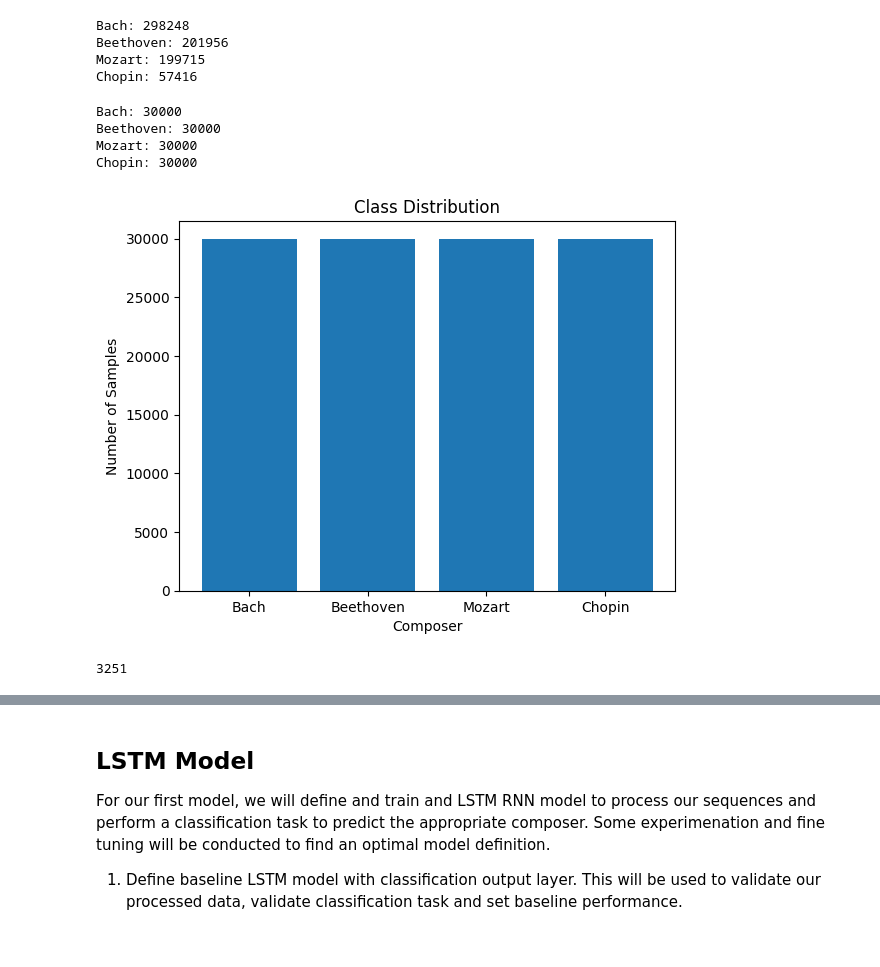
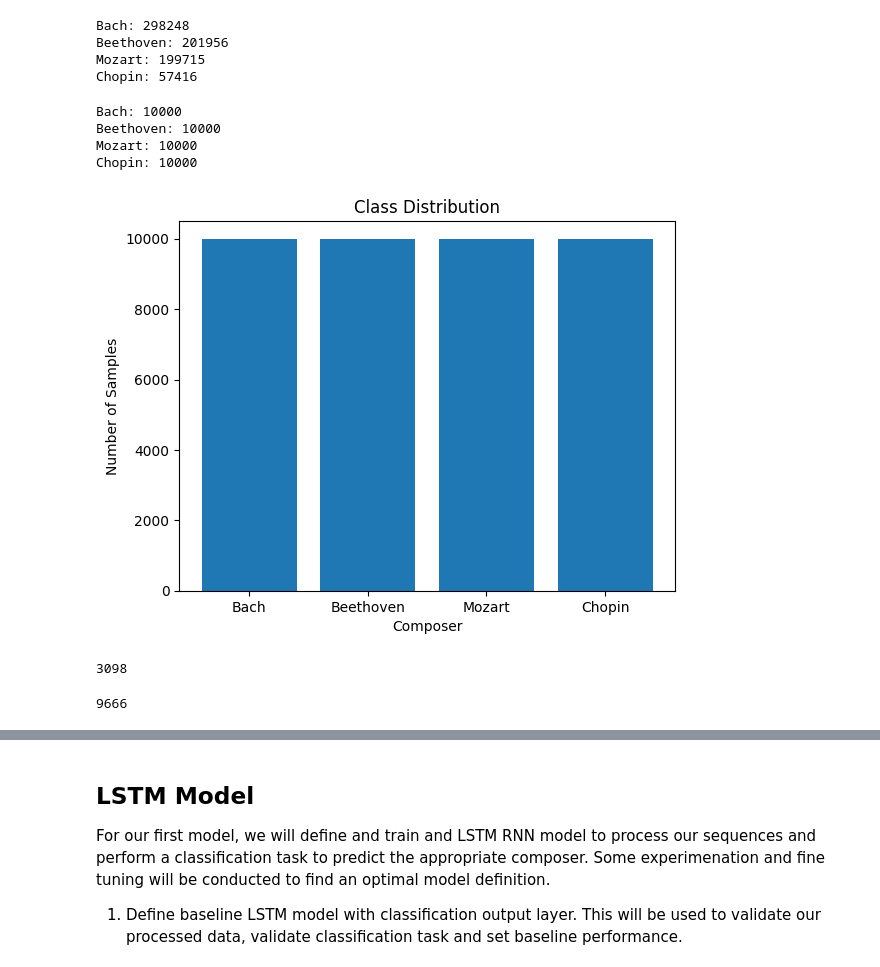
Before and after one commit to t4ai/music-composer-classification, a Jupyter notebook: composer-classifier.ipynb, the cells around one changed output, grey strips where cells are left out. Cells and saved outputs as stored; diff of their text form; code cells hidden in the pictures.

```diff
--- a/composer-classifier.ipynb
+++ b/composer-classifier.ipynb
@@ -282,31 +282,31 @@ Beethoven: 201956
 Mozart: 199715
 Chopin: 57416
 # %%
-#randomly downsample Bach, Beethoven and Mozar sequences to better balance with lower Chopin samples
-bach_sequences = sample(bach_sequences, 30000)
-beethoven_sequences = sample(beethoven_sequences, 30000)
-mozart_sequences = sample(mozart_sequences, 30000)
-chopin_sequences = sample(chopin_sequences, 30000)
+#randomly downsample Bach, Beethoven and Mozart sequences to better balance with lower Chopin samples
+bach_sequences_sampled = sample(bach_sequences, 10000)
+beethoven_sequences_sampled = sample(beethoven_sequences, 10000)
+mozart_sequences_sampled = sample(mozart_sequences, 10000)
+chopin_sequences_sampled = sample(chopin_sequences, 10000)
 # %%
 # display sequence lenghths:
-print(f'Bach: {len(bach_sequences)}')
-print(f'Beethoven: {len(beethoven_sequences)}')
-print(f'Mozart: {len(mozart_sequences)}')
-print(f'Chopin: {len(chopin_sequences)}')
+print(f'Bach: {len(bach_sequences_sampled)}')
+print(f'Beethoven: {len(beethoven_sequences_sampled)}')
+print(f'Mozart: {len(mozart_sequences_sampled)}')
+print(f'Chopin: {len(chopin_sequences_sampled)}')
 # %% [output]
-Bach: 30000
-Beethoven: 30000
-Mozart: 30000
-Chopin: 30000
+Bach: 10000
+Beethoven: 10000
+Mozart: 10000
+Chopin: 10000
 # %%
 # visualize class balances
-class_samples = {"Bach": len(bach_sequences), "Beethoven": len(beethoven_sequences), "Mozart": len(mozart_sequences), "Chopin": len(chopin_sequences)}
+class_samples = {"Bach": len(bach_sequences_sampled), "Beethoven": len(beethoven_sequences_sampled), "Mozart": len(mozart_sequences_sampled), "Chopin": len(chopin_sequences_sampled)}
 plt.bar(class_samples.keys(), class_samples.values())
 plt.xlabel('Composer')
 plt.ylabel('Number of Samples')
 plt.title('Class Distribution')
 plt.show()
 # %% [output]
-[figure, old version]
+[figure, new version]
 # %%
 # create labels
@@ -317,11 +317,15 @@ chopin_labels = ['chopin'] * len(chopin_sequences)
 # %%
 # free up RAM
+del bach_sequences
+del beethoven_sequences
+del mozart_sequences
+del chopin_sequences
 del bach_data
 del beethoven_data
 del mozart_data
 del chopin_data
 gc.collect()
 # %% [output]
-3251
+3098
 # %%
 # next stack the sequences into single list
@@ -329,4 +333,13 @@ X = np.concatenate((bach_sequences, beethoven_sequences, mozart_sequences, chopi
 y_raw = np.concatenate((bach_labels, beethoven_labels, mozart_labels, chopin_labels))
+# %%
+# free up RAM
+del bach_sequences_sampled
+del beethoven_sequences_sampled
+del mozart_sequences_sampled
+del chopin_sequences_sampled
+gc.collect()
+# %% [output]
+9666
 # %%
 # shuffle the dataset
 indices = np.arange(X.shape[0])
```
Also changed, not shown: parts of 25 cells of this notebook.
